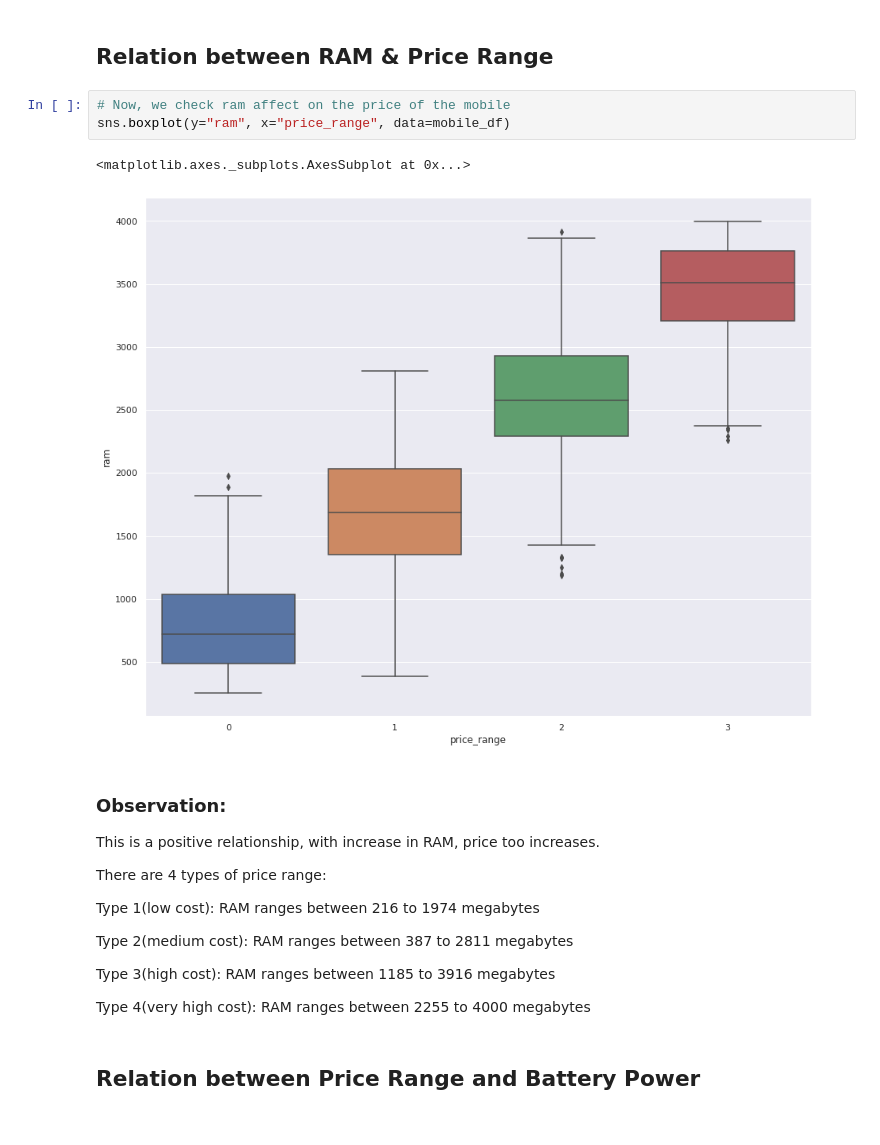
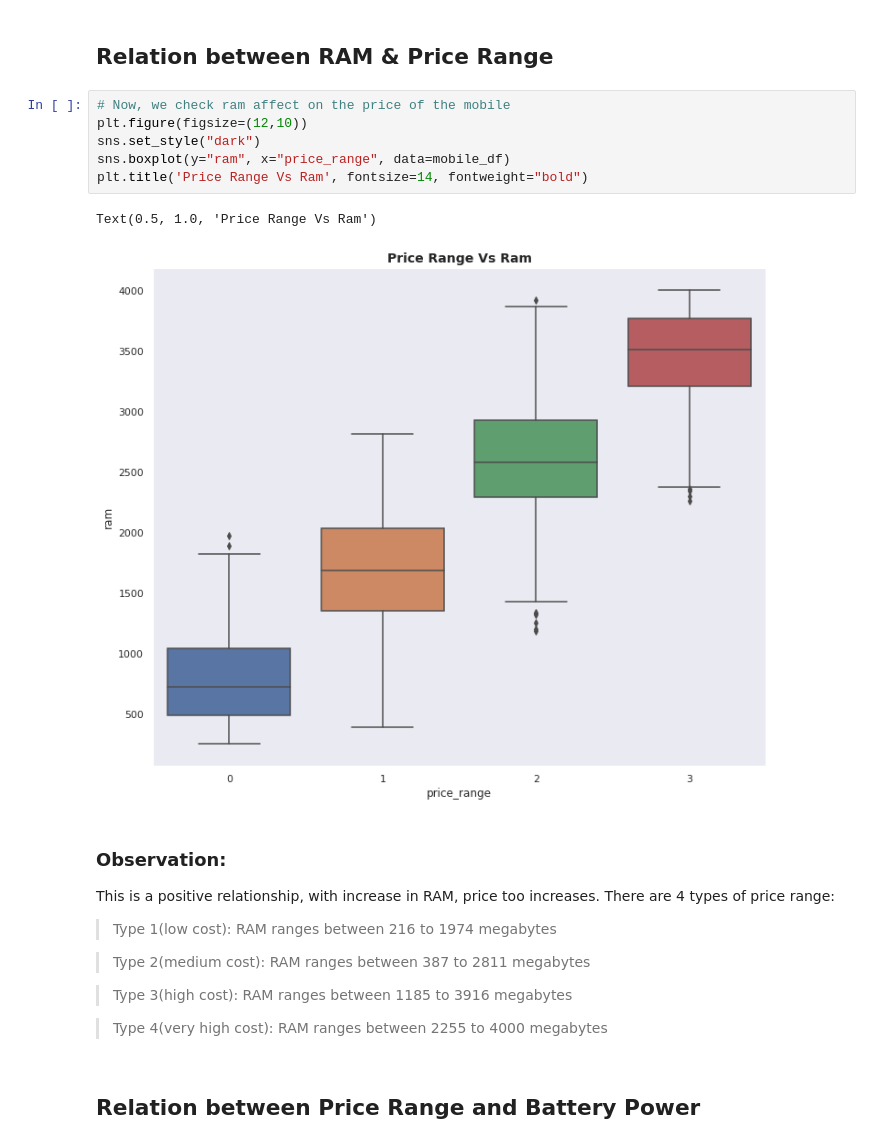
Before and after one commit to aryarajat/Mobile-Price-Range-Prediction, a Jupyter notebook: Mobile_Price_Range_Prediction.ipynb, the cells around one changed output. Drawn from its saved outputs; the diff is of its cells as text.

```diff
--- a/Mobile_Price_Range_Prediction.ipynb
+++ b/Mobile_Price_Range_Prediction.ipynb
@@ -256,24 +361,27 @@ plt.show()
 ## **Relation between RAM & Price Range**
 # %%
 # Now, we check ram affect on the price of the mobile
+plt.figure(figsize=(12,10))
+sns.set_style("dark")
 sns.boxplot(y="ram", x="price_range", data=mobile_df)
+plt.title('Price Range Vs Ram', fontsize=14, fontweight="bold")
 # %% [output]
-<matplotlib.axes._subplots.AxesSubplot at 0x...>
+Text(0.5, 1.0, 'Price Range Vs Ram')
-[figure, old version]
+[figure, new version]
 # %% [markdown]
-### Observation:
+### **Observation:**
 
 This is a positive relationship, with increase in RAM, price too increases.
-
 There are 4 types of price range:
 
-Type 1(low cost): RAM ranges between 216 to 1974 megabytes
 
-Type 2(medium cost): RAM ranges between 387 to 2811 megabytes
+> Type 1(low cost): RAM ranges between 216 to 1974 megabytes
 
-Type 3(high cost): RAM ranges between 1185 to 3916 megabytes
+> Type 2(medium cost): RAM ranges between 387 to 2811 megabytes
 
-Type 4(very high cost): RAM ranges between 2255 to 4000 megabytes
+> Type 3(high cost): RAM ranges between 1185 to 3916 megabytes
+
+> Type 4(very high cost): RAM ranges between 2255 to 4000 megabytes
 # %% [markdown]
 ## **Relation between Price Range and Battery Power**
 # %%
```
Also changed, not shown: parts of 81 cells of this notebook.
